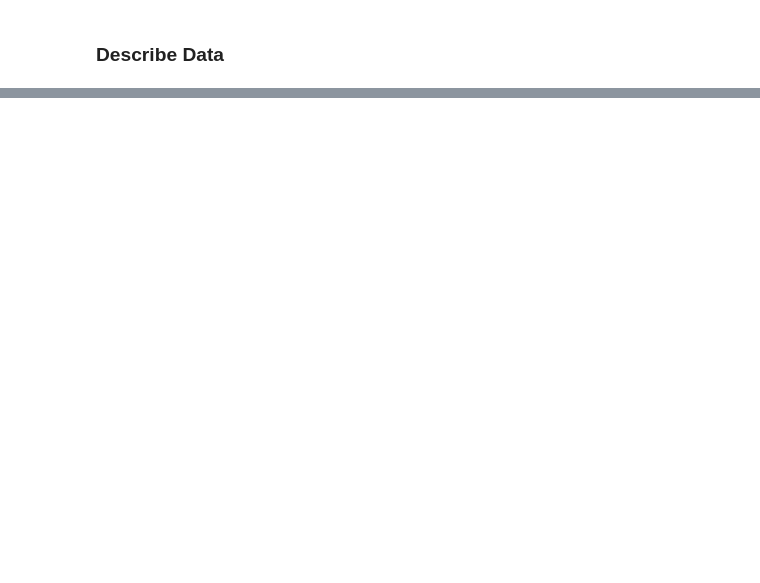
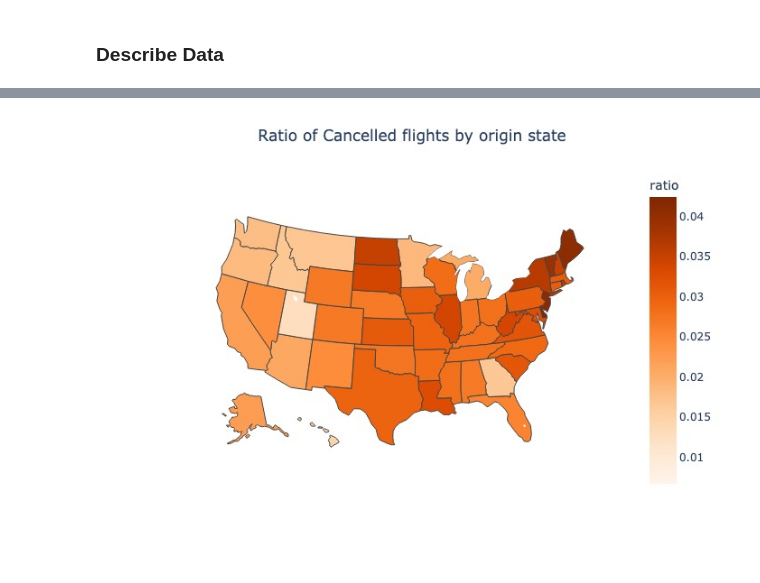
Before and after one commit to oliversvane/MBML-Project-2023, a Jupyter notebook: notebook.ipynb, the cells around one changed output, grey strips where cells are left out. Saved outputs shown, nothing was run; the diff lists cells and outputs as text; code cells hidden in the pictures; blank space fills up the shorter version.

```diff
--- a/notebook.ipynb
+++ b/notebook.ipynb
@@ -104,15 +160,21 @@ fig.show()
 # %%
 state_df = g_main_df[['Cancelled','count']].reset_index()
 state_df["ratio"] = state_df['Cancelled']/state_df['count']
 
 # plot a choropleth with color range by count per state
 fig = px.choropleth(state_df,
                     locations='OriginState',
                     locationmode="USA-states",
                     scope="usa",
                     color="ratio",
                     color_continuous_scale="Oranges",
                    )
 # center the title
 fig.update_layout(title_text='Ratio of Cancelled flights by origin state', title_x=0.5)
-fig.show()
+
+# export plot to image to compatability with pdf conversion
+#fig.show()
+im = fig.to_image("jpeg")
+Image(im)
+# %% [output]
+[figure, added]
```
Also changed, not shown: parts of 11 cells of this notebook, 3 other files.
